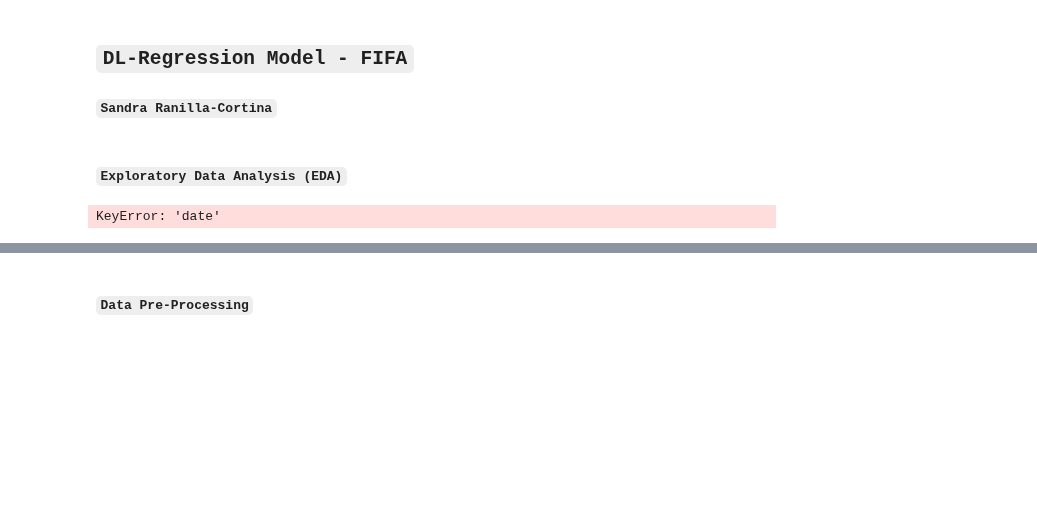
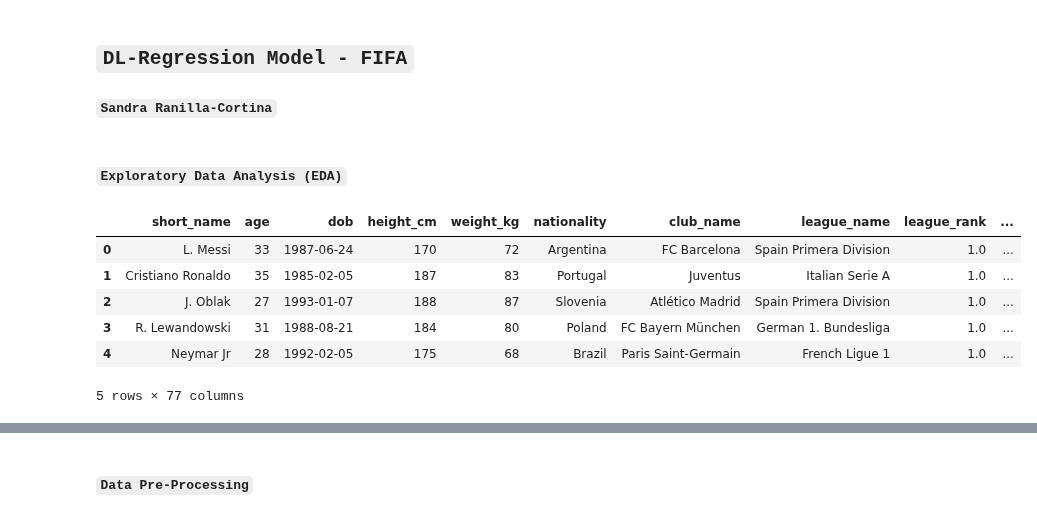
Before and after one commit to sranillac/SRC_UniOvi, a Jupyter notebook: ML-DL/src/DL/DL-Regression/FIFA/SRC_FIFA.ipynb, the cells around one changed output, grey strips where cells are left out. Cells and saved outputs as stored; diff of their text form; code cells hidden in the pictures; blank space fills up the shorter version.

```diff
--- a/ML-DL/src/DL/DL-Regression/FIFA/SRC_FIFA.ipynb
+++ b/ML-DL/src/DL/DL-Regression/FIFA/SRC_FIFA.ipynb
@@ -30,11 +45,3 @@ warnings.filterwarnings("ignore", category = UserWarning)
 warnings.filterwarnings("ignore", category = FutureWarning)
 # %% [markdown]
 #### ``Exploratory Data Analysis (EDA)``
-# %%
-# NVIDIA Stock Price 5Y dataset
-df_nvidia = pd.read_csv('https://raw.githubusercontent.com/sranillac/SRC_UniOvi/refs/heads/main/ML-DL/data/FIFA/FIFA-Dataset.csv', usecols = lambda column: column != 'Unnamed: 0')
-df_nvidia['date'] = pd.to_datetime(df_nvidia['date'])
-df_nvidia = df_nvidia.sort_values('date')
-df_nvidia.head(5)
-# %% [output]
-KeyError: 'date'
@@ -46,2 +48,15 @@ df_nvidia.dropna(inplace = True) # drop first line
+# %%
+# FIFA dataset
+df_fifa = pd.read_csv('https://raw.githubusercontent.com/sranillac/SRC_UniOvi/refs/heads/main/ML-DL/data/FIFA/FIFA-Dataset.csv')
+df_fifa.drop(['sofifa_id', 'player_url', 'long_name', 'ls', 'st', 'rb', 'rcb', 'cb', 'lcb', 'lb', 'rwb', 'rdm', 'cdm', 'ldm', 'lwb', 'rm', 'rcm', 'cm', 'rs', 'lcm', 'lm', 'ram', 'cam', 'lam', 'rw', 'rf', 'cf', 'lf', 'lw'], axis = 1, inplace = True)
+df_fifa.head(5)
+# %% [output]
+|  | short_name | age | dob | height_cm | weight_kg | nationality | club_name | league_name | league_rank | ... |
+| 0 | L. Messi | 33 | 1987-06-24 | 170 | 72 | Argentina | FC Barcelona | Spain Primera Division | 1.0 | ... |
+| 1 | Cristiano Ronaldo | 35 | 1985-02-05 | 187 | 83 | Portugal | Juventus | Italian Serie A | 1.0 | ... |
+| 2 | J. Oblak | 27 | 1993-01-07 | 188 | 87 | Slovenia | Atlético Madrid | Spain Primera Division | 1.0 | ... |
+| 3 | R. Lewandowski | 31 | 1988-08-21 | 184 | 80 | Poland | FC Bayern München | German 1. Bundesliga | 1.0 | ... |
+| 4 | Neymar Jr | 28 | 1992-02-05 | 175 | 68 | Brazil | Paris Saint-Germain | French Ligue 1 | 1.0 | ... |
+5 rows × 77 columns
 # %%
 # Features type
```
Also changed, not shown: parts of 35 cells of this notebook.
